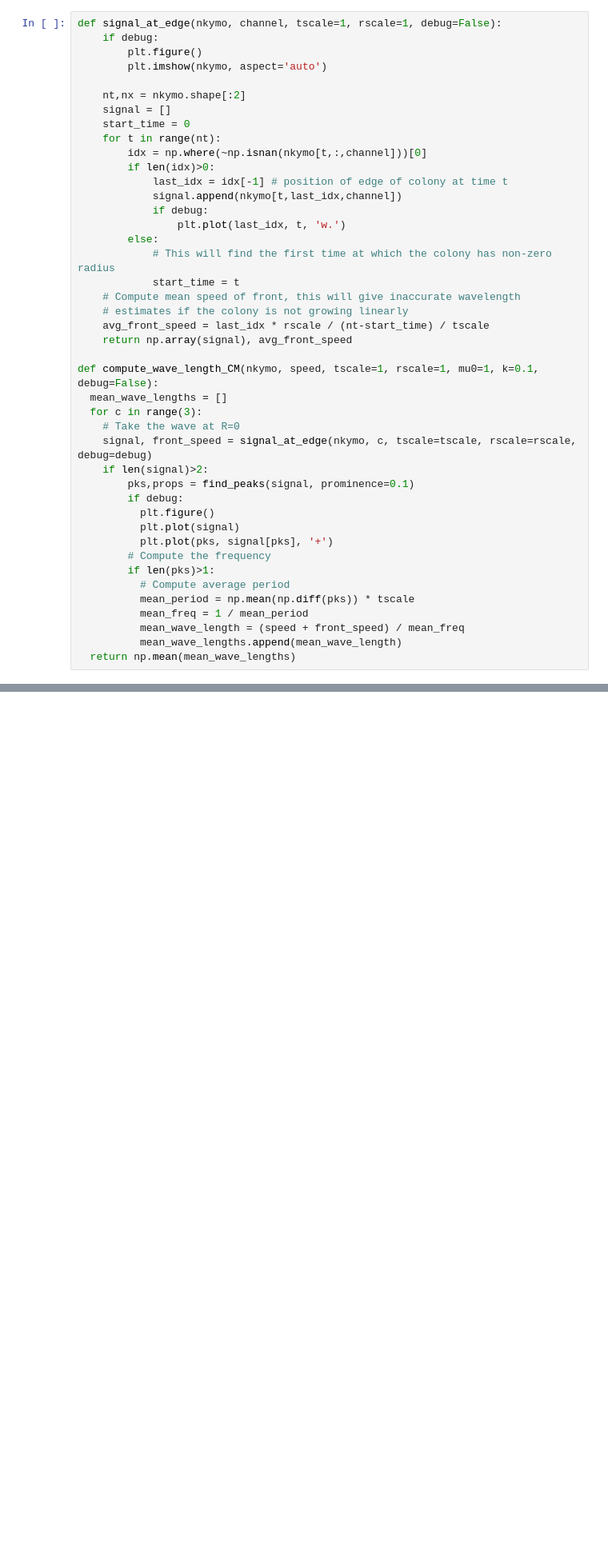
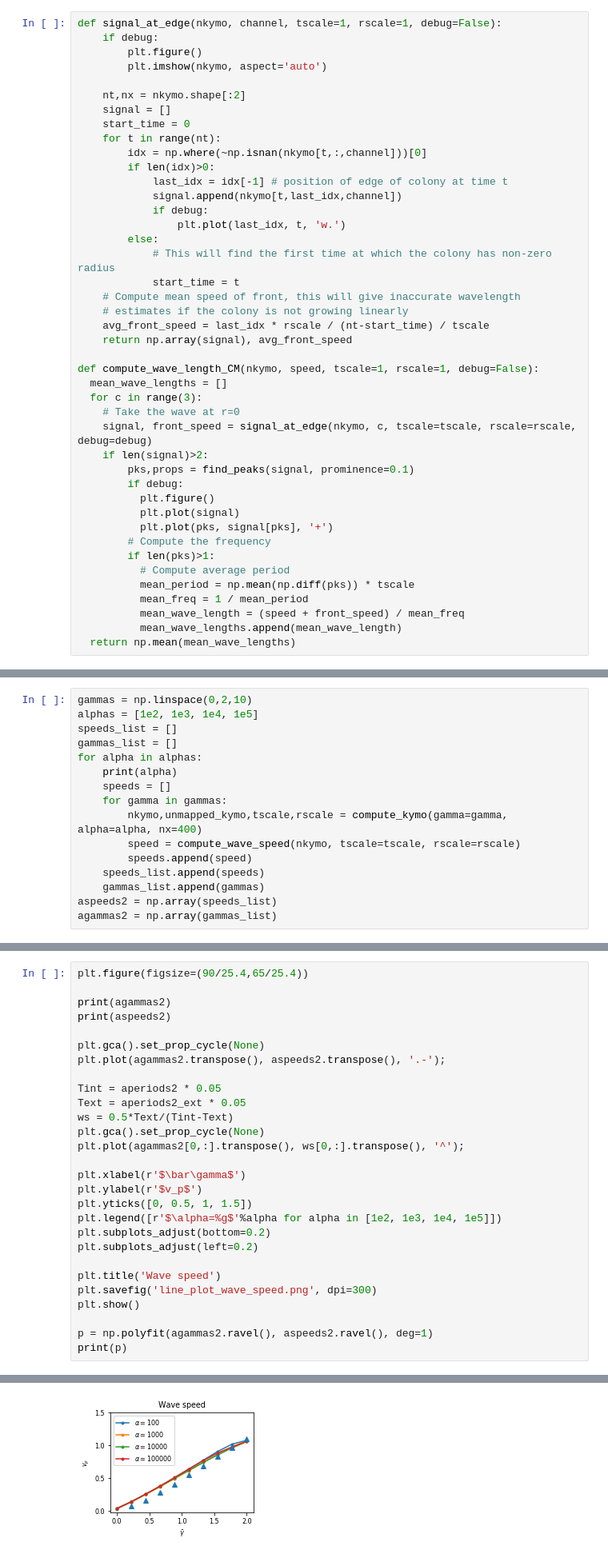
Before and after one commit to RudgeLab/SpatialOscillator, a Jupyter notebook: Analysis/KymographSimulator.ipynb, the cells around one changed output, grey strips where cells are left out. Shown at 80% size. Saved outputs shown, nothing was run; the diff lists cells and outputs as text; blank space fills up the shorter version.

```diff
--- a/Analysis/KymographSimulator.ipynb
+++ b/Analysis/KymographSimulator.ipynb
@@ -230,10 +275,10 @@ def signal_at_edge(nkymo, channel, tscale=1, rscale=1, debug=False):
     avg_front_speed = last_idx * rscale / (nt-start_time) / tscale
     return np.array(signal), avg_front_speed
 
-def compute_wave_length_CM(nkymo, speed, tscale=1, rscale=1, mu0=1, k=0.1, debug=False):
+def compute_wave_length_CM(nkymo, speed, tscale=1, rscale=1, debug=False):
   mean_wave_lengths = []
   for c in range(3):
-    # Take the wave at R=0
+    # Take the wave at r=0
     signal, front_speed = signal_at_edge(nkymo, c, tscale=tscale, rscale=rscale, debug=debug)
     if len(signal)>2:
         pks,props = find_peaks(signal, prominence=0.1)
@@ -359,0 +432,16 @@ plt.plot(awavelengths.transpose());
+# %%
+gammas = np.linspace(0,2,10)
+alphas = [1e2, 1e3, 1e4, 1e5]
+speeds_list = []
+gammas_list = []
+for alpha in alphas:
+    print(alpha)
+    speeds = []
+    for gamma in gammas:
+        nkymo,unmapped_kymo,tscale,rscale = compute_kymo(gamma=gamma, alpha=alpha, nx=400)
+        speed = compute_wave_speed(nkymo, tscale=tscale, rscale=rscale)
+        speeds.append(speed)
+    speeds_list.append(speeds)
+    gammas_list.append(gammas)
+aspeeds2 = np.array(speeds_list)
+agammas2 = np.array(gammas_list)
@@ -359,0 +453,29 @@ plt.plot(awavelengths.transpose());
+# %%
+plt.figure(figsize=(90/25.4,65/25.4))
+
+print(agammas2)
+print(aspeeds2)
+
+plt.gca().set_prop_cycle(None)
+plt.plot(agammas2.transpose(), aspeeds2.transpose(), '.-');
+
+Tint = aperiods2 * 0.05
+Text = aperiods2_ext * 0.05
+ws = 0.5*Text/(Tint-Text)
+plt.gca().set_prop_cycle(None)
+plt.plot(agammas2[0,:].transpose(), ws[0,:].transpose(), '^');
+
+plt.xlabel(r'$\bar\gamma$')
+plt.ylabel(r'$v_p$')
+plt.yticks([0, 0.5, 1, 1.5])
+plt.legend([r'$\alpha=%g$'%alpha for alpha in [1e2, 1e3, 1e4, 1e5]])
+plt.subplots_adjust(bottom=0.2)
+plt.subplots_adjust(left=0.2)
+
+plt.title('Wave speed')
+plt.savefig('line_plot_wave_speed.png', dpi=300)
+plt.show()
+
+p = np.polyfit(agammas2.ravel(), aspeeds2.ravel(), deg=1)
+print(p)
+# %% [output]
@@ -359,0 +498 @@ plt.plot(awavelengths.transpose());
+[figure, added]
```
Also changed, not shown: parts of 55 cells of this notebook, 1 other file.
